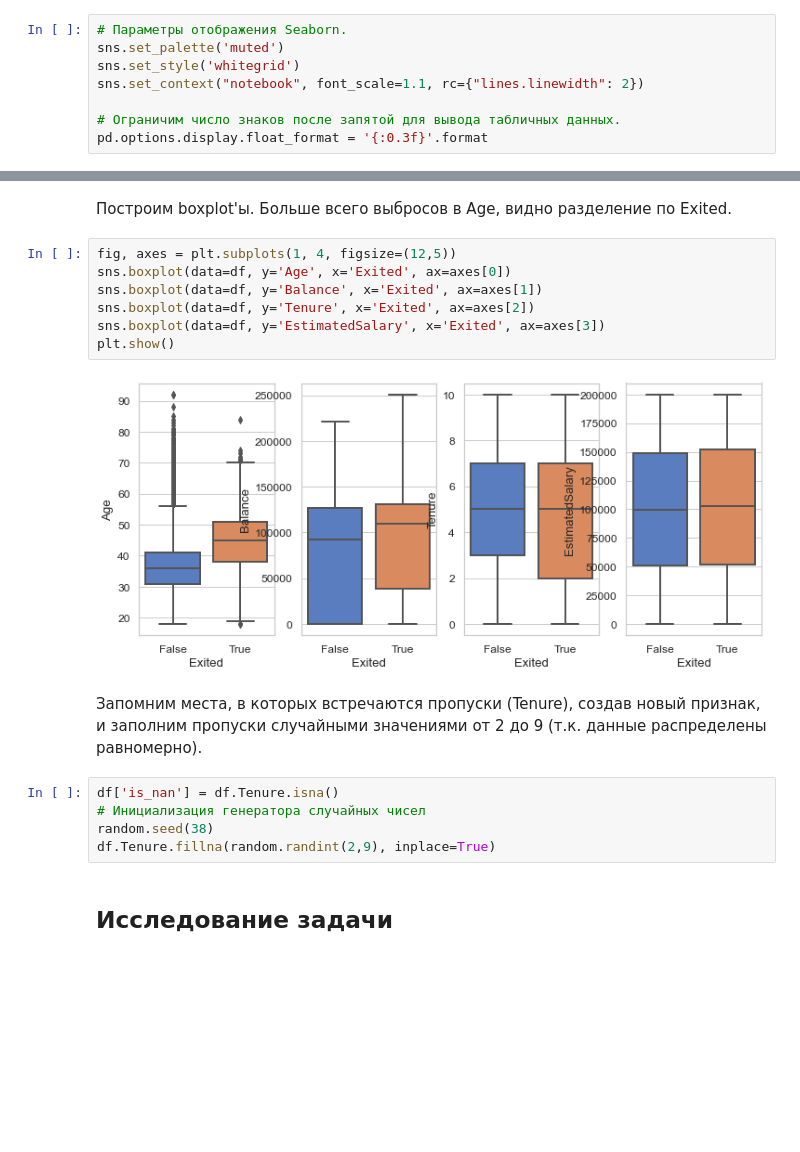
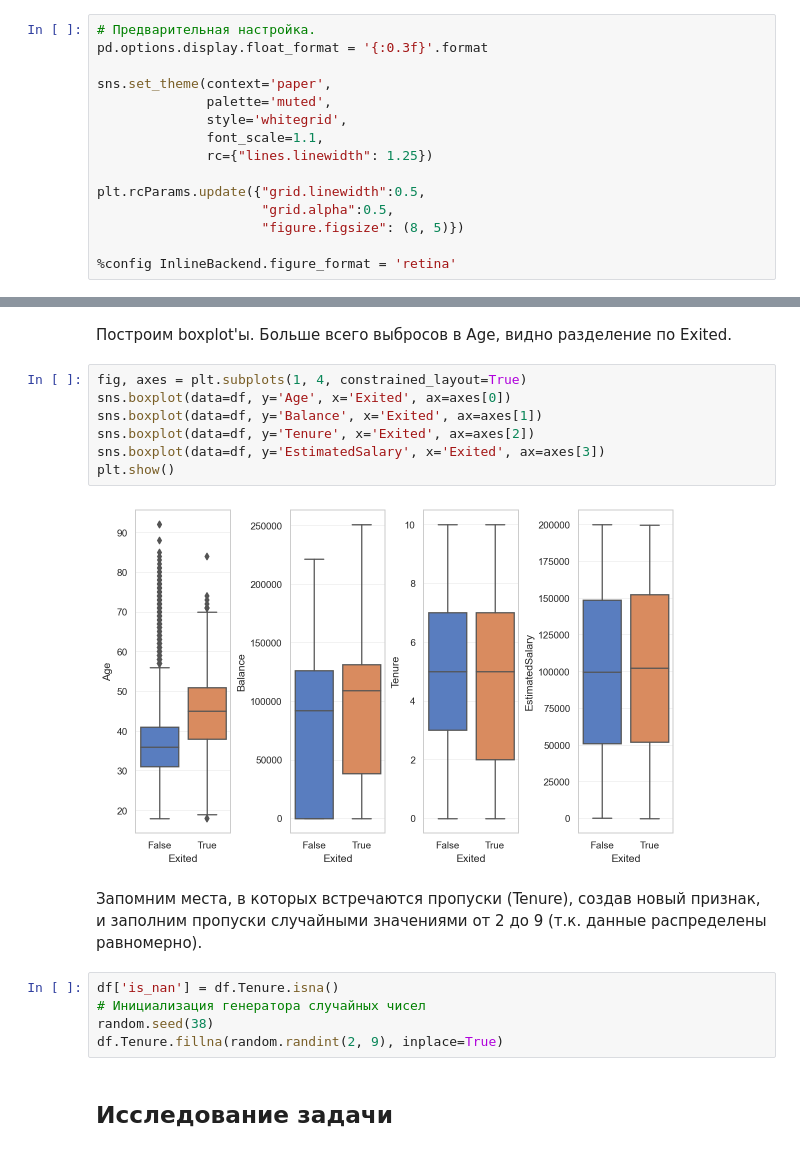
Before and after one commit to SanYattsu/Data_Science_Projects, a Jupyter notebook: Kaggle/Bank_Customer_Churn/Bank-Customer-Churn-Prediction.ipynb, the cells around one changed output, grey strips where cells are left out. Saved outputs shown, nothing was run; the diff lists cells and outputs as text; blank space fills up the shorter version.

```diff
--- a/Kaggle/Bank_Customer_Churn/Bank-Customer-Churn-Prediction.ipynb
+++ b/Kaggle/Bank_Customer_Churn/Bank-Customer-Churn-Prediction.ipynb
@@ -31,14 +31,21 @@ from sklearn.metrics import accuracy_score, precision_score, recall_score, roc_a
 # %%
 # import kaggle
 # !kaggle datasets download -d barelydedicated/bank-customer-churn-modeling
-# %%
-# Параметры отображения Seaborn.
-sns.set_palette('muted')
-sns.set_style('whitegrid')
-sns.set_context("notebook", font_scale=1.1, rc={"lines.linewidth": 2})
-
-# Ограничим число знаков после запятой для вывода табличных данных.
-pd.options.display.float_format = '{:0.3f}'.format
+# %%
+# Предварительная настройка.
+pd.options.display.float_format = '{:0.3f}'.format
+
+sns.set_theme(context='paper',
+              palette='muted',
+              style='whitegrid',
+              font_scale=1.1,
+              rc={"lines.linewidth": 1.25})
+
+plt.rcParams.update({"grid.linewidth":0.5,
+                     "grid.alpha":0.5,
+                     "figure.figsize": (8, 5)})
+
+%config InlineBackend.figure_format = 'retina'
 # %% [markdown]
 Загрузим и посмотрим данные.
 # %%
@@ -134,21 +141,21 @@ pd.plotting.scatter_matrix(df[corr.index], figsize=(12,12));
 # %% [markdown]
 Построим boxplot'ы. Больше всего выбросов в Age, видно разделение по Exited.
 # %%
-fig, axes = plt.subplots(1, 4, figsize=(12,5))
+fig, axes = plt.subplots(1, 4, constrained_layout=True)
 sns.boxplot(data=df, y='Age', x='Exited', ax=axes[0])
 sns.boxplot(data=df, y='Balance', x='Exited', ax=axes[1])
 sns.boxplot(data=df, y='Tenure', x='Exited', ax=axes[2])
 sns.boxplot(data=df, y='EstimatedSalary', x='Exited', ax=axes[3])
 plt.show()
 # %% [output]
-[figure, old version]
+[figure, new version]
 # %% [markdown]
 Запомним места, в которых встречаются пропуски (Tenure), создав новый признак, и заполним пропуски случайными значениями от 2 до 9 (т.к. данные распределены равномерно).
 # %%
 df['is_nan'] = df.Tenure.isna()
 # Инициализация генератора случайных чисел
 random.seed(38)
-df.Tenure.fillna(random.randint(2,9), inplace=True)
+df.Tenure.fillna(random.randint(2, 9), inplace=True)
 # %% [markdown]
 ## Исследование задачи
 # %% [markdown]
```
Also changed, not shown: parts of 4 cells of this notebook, 2 other files.
